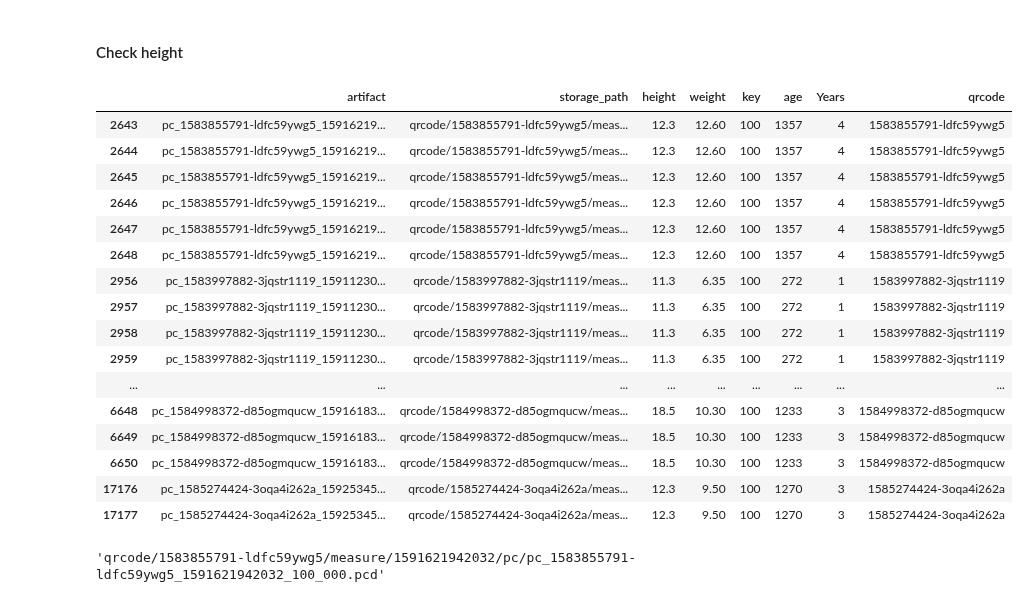
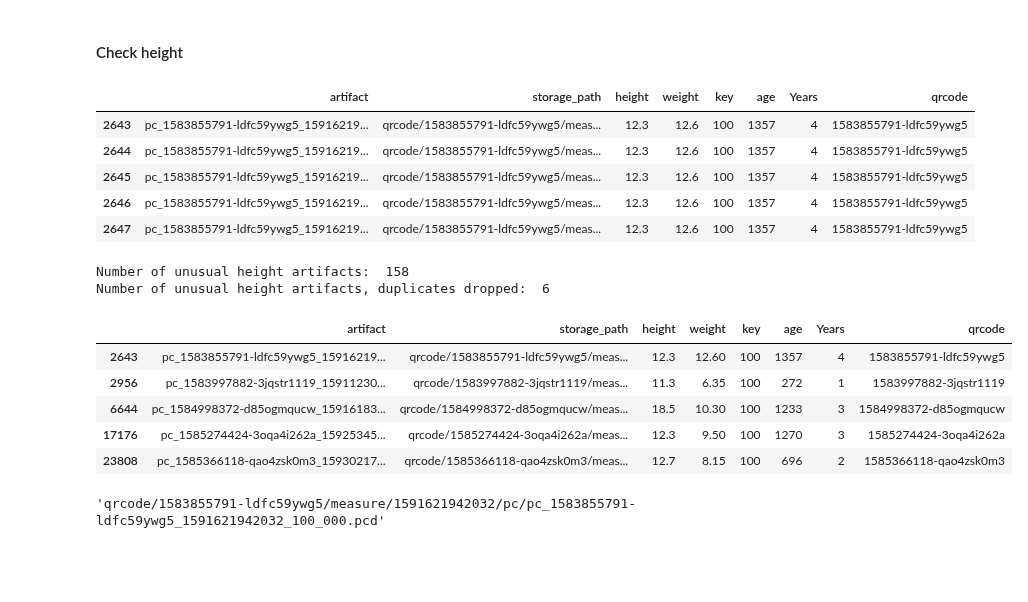
Before and after one commit to Welthungerhilfe/cgm-ml, a Jupyter notebook: src/data_utils/dataset_EDA/anon-depthmap-95k/EDA_anon-depthmap-95k.ipynb, the cells around one changed output. Saved outputs shown, nothing was run; the diff lists cells and outputs as text; code cells hidden in the pictures; blank space fills up the shorter version.

Commit message:
added first outlier checks in three more EDA notebooks

```diff
--- a/src/data_utils/dataset_EDA/anon-depthmap-95k/EDA_anon-depthmap-95k.ipynb
+++ b/src/data_utils/dataset_EDA/anon-depthmap-95k/EDA_anon-depthmap-95k.ipynb
@@ -244,25 +248,31 @@ Number of unusual weight artifacts, duplicates dropped:  12
 # Children should be between 40cm and 150cm tall, otherwise we assume something went wrong
 unusual_height_artifacts = artifacts[(artifacts.height < 40.) | (artifacts.height > 150.)]
 # %%
-unusual_height_artifacts.head(20)
+unusual_height_artifacts.head()
 # %% [output]
 |  | artifact | storage_path | height | weight | key | age | Years | qrcode |
-| 2643 | pc_1583855791-ldfc59ywg5_15916219... | qrcode/1583855791-ldfc59ywg5/meas... | 12.3 | 12.60 | 100 | 1357 | 4 | 1583855791-ldfc59ywg5 |
-| 2644 | pc_1583855791-ldfc59ywg5_15916219... | qrcode/1583855791-ldfc59ywg5/meas... | 12.3 | 12.60 | 100 | 1357 | 4 | 1583855791-ldfc59ywg5 |
-| 2645 | pc_1583855791-ldfc59ywg5_15916219... | qrcode/1583855791-ldfc59ywg5/meas... | 12.3 | 12.60 | 100 | 1357 | 4 | 1583855791-ldfc59ywg5 |
-| 2646 | pc_1583855791-ldfc59ywg5_15916219... | qrcode/1583855791-ldfc59ywg5/meas... | 12.3 | 12.60 | 100 | 1357 | 4 | 1583855791-ldfc59ywg5 |
-| 2647 | pc_1583855791-ldfc59ywg5_15916219... | qrcode/1583855791-ldfc59ywg5/meas... | 12.3 | 12.60 | 100 | 1357 | 4 | 1583855791-ldfc59ywg5 |
-| 2648 | pc_1583855791-ldfc59ywg5_15916219... | qrcode/1583855791-ldfc59ywg5/meas... | 12.3 | 12.60 | 100 | 1357 | 4 | 1583855791-ldfc59ywg5 |
-| 2956 | pc_1583997882-3jqstr1119_15911230... | qrcode/1583997882-3jqstr1119/meas... | 11.3 | 6.35 | 100 | 272 | 1 | 1583997882-3jqstr1119 |
-| 2957 | pc_1583997882-3jqstr1119_15911230... | qrcode/1583997882-3jqstr1119/meas... | 11.3 | 6.35 | 100 | 272 | 1 | 1583997882-3jqstr1119 |
-| 2958 | pc_1583997882-3jqstr1119_15911230... | qrcode/1583997882-3jqstr1119/meas... | 11.3 | 6.35 | 100 | 272 | 1 | 1583997882-3jqstr1119 |
-| 2959 | pc_1583997882-3jqstr1119_15911230... | qrcode/1583997882-3jqstr1119/meas... | 11.3 | 6.35 | 100 | 272 | 1 | 1583997882-3jqstr1119 |
-| ... | ... | ... | ... | ... | ... | ... | ... | ... |
-| 6648 | pc_1584998372-d85ogmqucw_15916183... | qrcode/1584998372-d85ogmqucw/meas... | 18.5 | 10.30 | 100 | 1233 | 3 | 1584998372-d85ogmqucw |
-| 6649 | pc_1584998372-d85ogmqucw_15916183... | qrcode/1584998372-d85ogmqucw/meas... | 18.5 | 10.30 | 100 | 1233 | 3 | 1584998372-d85ogmqucw |
-| 6650 | pc_1584998372-d85ogmqucw_15916183... | qrcode/1584998372-d85ogmqucw/meas... | 18.5 | 10.30 | 100 | 1233 | 3 | 1584998372-d85ogmqucw |
-| 17176 | pc_1585274424-3oqa4i262a_15925345... | qrcode/1585274424-3oqa4i262a/meas... | 12.3 | 9.50 | 100 | 1270 | 3 | 1585274424-3oqa4i262a |
-| 17177 | pc_1585274424-3oqa4i262a_15925345... | qrcode/1585274424-3oqa4i262a/meas... | 12.3 | 9.50 | 100 | 1270 | 3 | 1585274424-3oqa4i262a |
+| 2643 | pc_1583855791-ldfc59ywg5_15916219... | qrcode/1583855791-ldfc59ywg5/meas... | 12.3 | 12.6 | 100 | 1357 | 4 | 1583855791-ldfc59ywg5 |
+| 2644 | pc_1583855791-ldfc59ywg5_15916219... | qrcode/1583855791-ldfc59ywg5/meas... | 12.3 | 12.6 | 100 | 1357 | 4 | 1583855791-ldfc59ywg5 |
+| 2645 | pc_1583855791-ldfc59ywg5_15916219... | qrcode/1583855791-ldfc59ywg5/meas... | 12.3 | 12.6 | 100 | 1357 | 4 | 1583855791-ldfc59ywg5 |
+| 2646 | pc_1583855791-ldfc59ywg5_15916219... | qrcode/1583855791-ldfc59ywg5/meas... | 12.3 | 12.6 | 100 | 1357 | 4 | 1583855791-ldfc59ywg5 |
+| 2647 | pc_1583855791-ldfc59ywg5_15916219... | qrcode/1583855791-ldfc59ywg5/meas... | 12.3 | 12.6 | 100 | 1357 | 4 | 1583855791-ldfc59ywg5 |
+# %%
+print("Number of unusual height artifacts: ", len(unusual_height_artifacts))
+
+#drop duplicates
+drop_dupl_height = unusual_height_artifacts.drop_duplicates(subset='qrcode', keep='first')
+print("Number of unusual height artifacts, duplicates dropped: ", len(drop_dupl_height))
+
+drop_dupl_height.head()
+# %% [output]
+Number of unusual height artifacts:  158
+Number of unusual height artifacts, duplicates dropped:  6
+|  | artifact | storage_path | height | weight | key | age | Years | qrcode |
+| 2643 | pc_1583855791-ldfc59ywg5_15916219... | qrcode/1583855791-ldfc59ywg5/meas... | 12.3 | 12.60 | 100 | 1357 | 4 | 1583855791-ldfc59ywg5 |
+| 2956 | pc_1583997882-3jqstr1119_15911230... | qrcode/1583997882-3jqstr1119/meas... | 11.3 | 6.35 | 100 | 272 | 1 | 1583997882-3jqstr1119 |
+| 6644 | pc_1584998372-d85ogmqucw_15916183... | qrcode/1584998372-d85ogmqucw/meas... | 18.5 | 10.30 | 100 | 1233 | 3 | 1584998372-d85ogmqucw |
+| 17176 | pc_1585274424-3oqa4i262a_15925345... | qrcode/1585274424-3oqa4i262a/meas... | 12.3 | 9.50 | 100 | 1270 | 3 | 1585274424-3oqa4i262a |
+| 23808 | pc_1585366118-qao4zsk0m3_15930217... | qrcode/1585366118-qao4zsk0m3/meas... | 12.7 | 8.15 | 100 | 696 | 2 | 1585366118-qao4zsk0m3 |
 # %%
 unusual_height_artifacts.storage_path.iloc[0]
 # %% [output]
```
Also changed, not shown: parts of 3 cells of this notebook, 3 other files.
